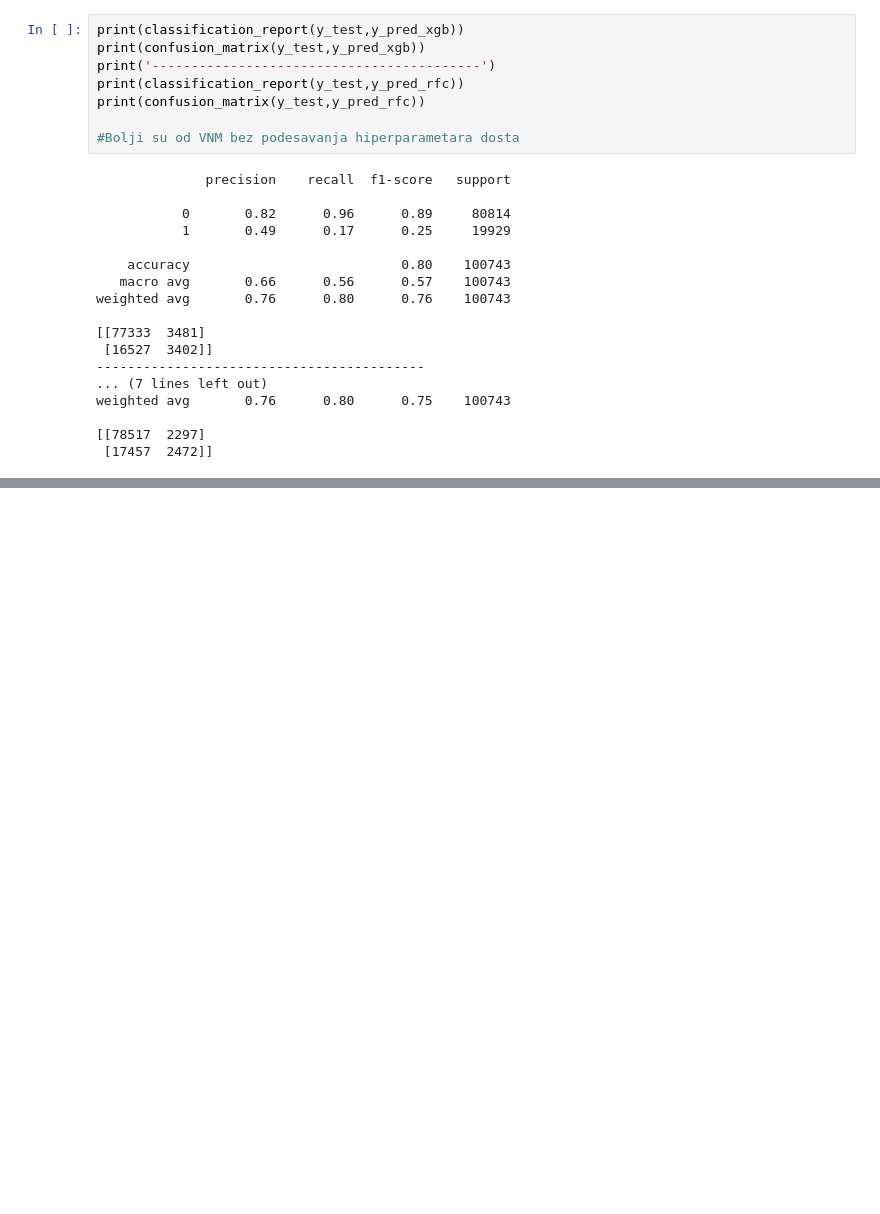
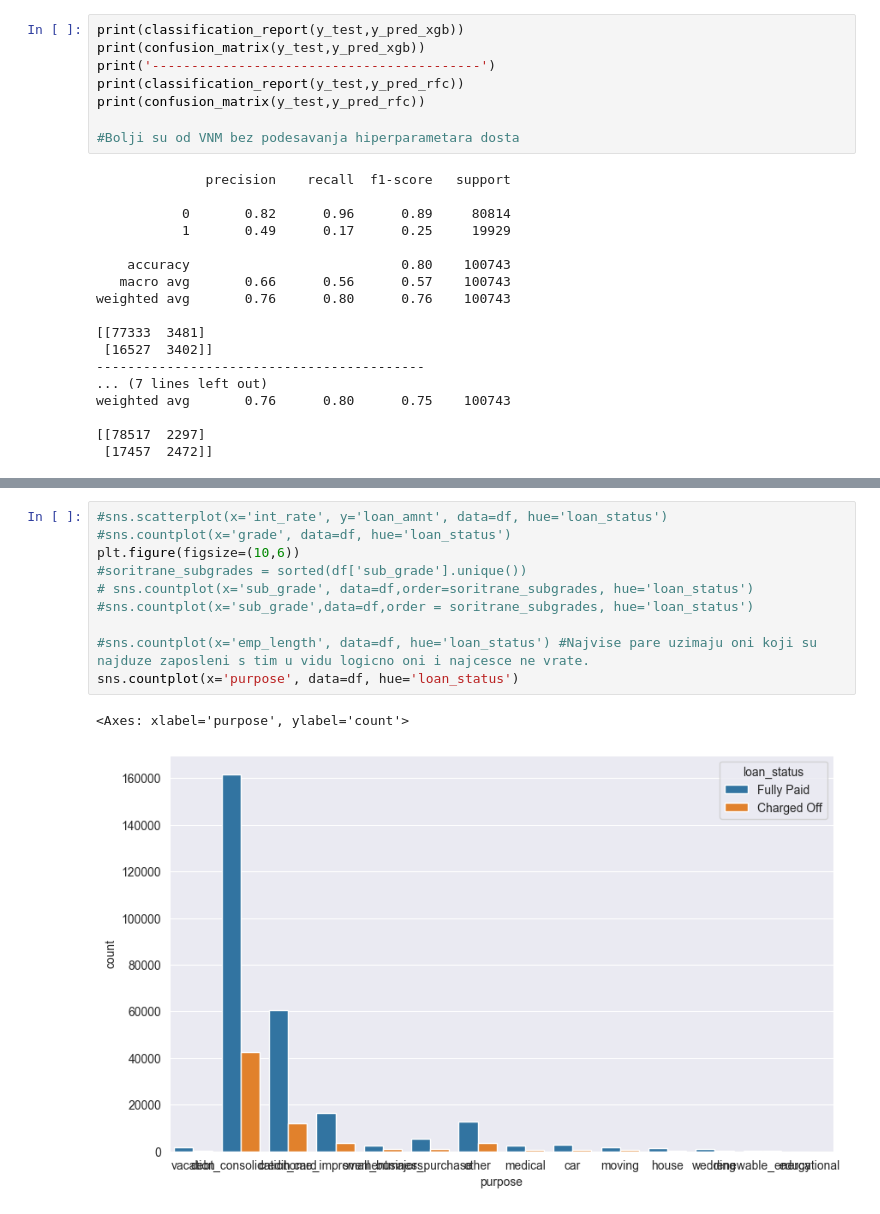
Before and after one commit to DoM1NuSS/Complete-Tensorflow-2-and-Keras-Deep-Learning-Bootcamp, a Jupyter notebook: SoloProjekat.ipynb, the cells around one changed output, grey strips where cells are left out. Drawn from its saved outputs; the diff is of its cells as text; blank space fills up the shorter version.

```diff
--- a/SoloProjekat.ipynb
+++ b/SoloProjekat.ipynb
@@ -764,0 +797,13 @@ weighted avg       0.76      0.80      0.75    100743
+# %%
+#sns.scatterplot(x='int_rate', y='loan_amnt', data=df, hue='loan_status')
+#sns.countplot(x='grade', data=df, hue='loan_status')
+plt.figure(figsize=(10,6))
+#soritrane_subgrades = sorted(df['sub_grade'].unique())
+# sns.countplot(x='sub_grade', data=df,order=soritrane_subgrades, hue='loan_status')
+#sns.countplot(x='sub_grade',data=df,order = soritrane_subgrades, hue='loan_status')
+
+#sns.countplot(x='emp_length', data=df, hue='loan_status') #Najvise pare uzimaju oni koji su najduze zaposleni s tim u vidu logicno oni i najcesce ne vrate.
+sns.countplot(x='purpose', data=df, hue='loan_status')
+# %% [output]
+<Axes: xlabel='purpose', ylabel='count'>
+[figure, added]
```
Also changed, not shown: parts of 28 cells of this notebook.
